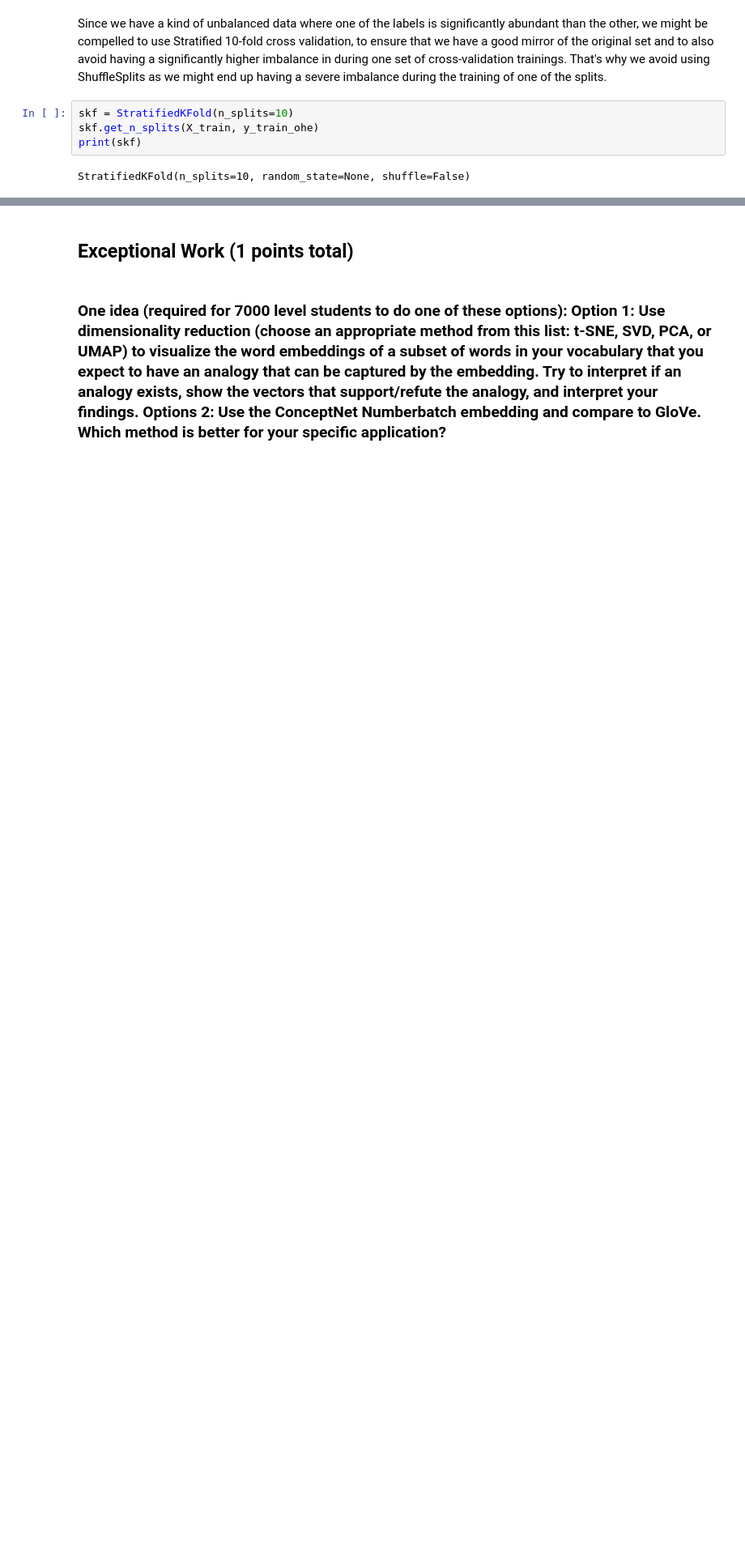
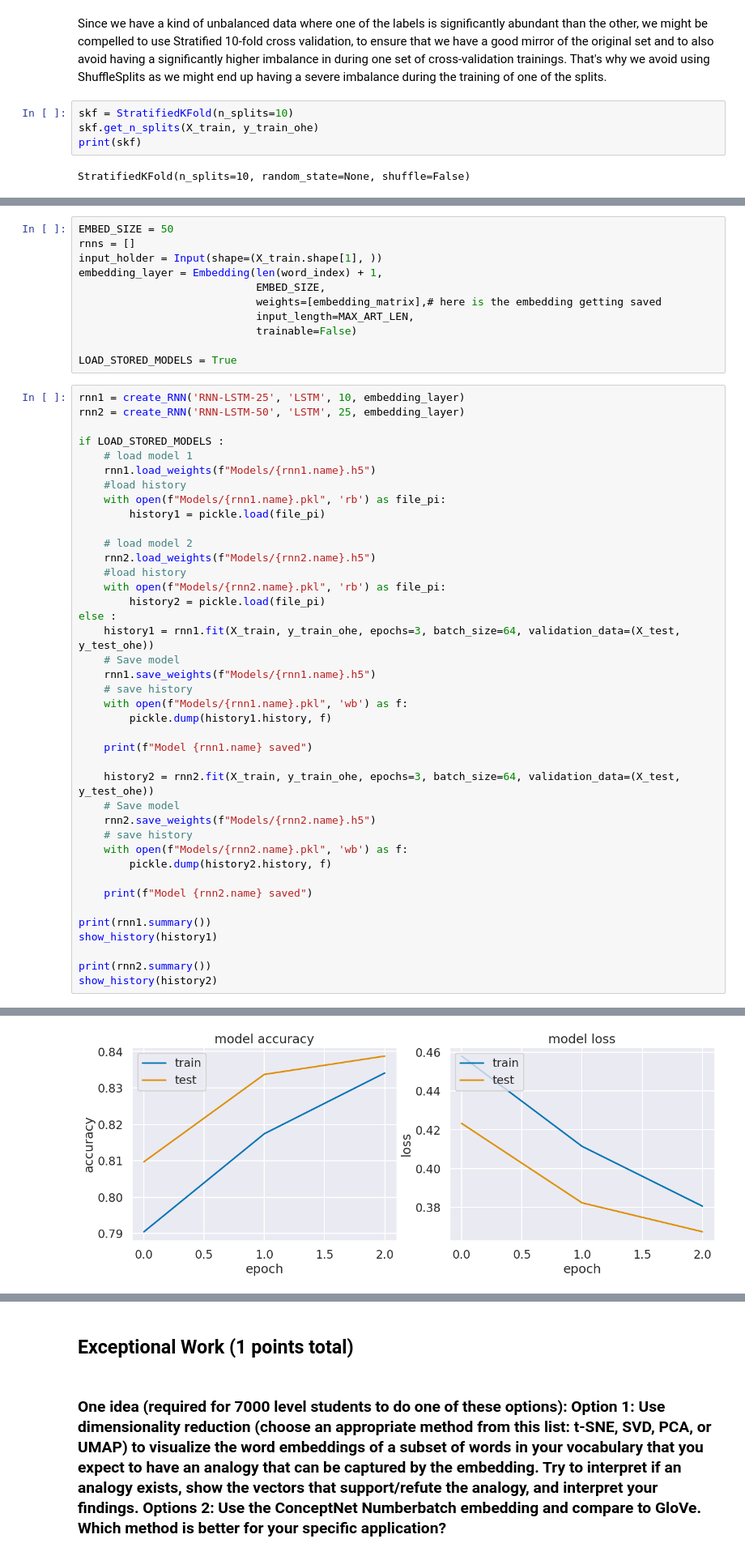
Before and after one commit to abdelllrazekkk/Lab-Assignment-Seven-Recurrent-Network-Architectures, a Jupyter notebook: Lab-Seven-Recurrent-Network-Architectures.ipynb, the cells around one changed output, grey strips where cells are left out. Shown at 81% size. Drawn from its saved outputs; the diff is of its cells as text; blank space fills up the shorter version.

```diff
--- a/Lab-Seven-Recurrent-Network-Architectures.ipynb
+++ b/Lab-Seven-Recurrent-Network-Architectures.ipynb
@@ -188,0 +323,52 @@ StratifiedKFold(n_splits=10, random_state=None, shuffle=False)
+# %%
+EMBED_SIZE = 50
+rnns = []
+input_holder = Input(shape=(X_train.shape[1], ))
+embedding_layer = Embedding(len(word_index) + 1,
+                            EMBED_SIZE,
+                            weights=[embedding_matrix],# here is the embedding getting saved
+                            input_length=MAX_ART_LEN,
+                            trainable=False)
+
+LOAD_STORED_MODELS = True
+# %%
+rnn1 = create_RNN('RNN-LSTM-25', 'LSTM', 10, embedding_layer)
+rnn2 = create_RNN('RNN-LSTM-50', 'LSTM', 25, embedding_layer)
+
+if LOAD_STORED_MODELS :
+    # load model 1
+    rnn1.load_weights(f"Models/{rnn1.name}.h5")
+    #load history
+    with open(f"Models/{rnn1.name}.pkl", 'rb') as file_pi:
+        history1 = pickle.load(file_pi)
+
+    # load model 2
+    rnn2.load_weights(f"Models/{rnn2.name}.h5")
+    #load history
+    with open(f"Models/{rnn2.name}.pkl", 'rb') as file_pi:
+        history2 = pickle.load(file_pi)
+else :
+    history1 = rnn1.fit(X_train, y_train_ohe, epochs=3, batch_size=64, validation_data=(X_test, y_test_ohe))
+    # Save model
+    rnn1.save_weights(f"Models/{rnn1.name}.h5")
+    # save history
+    with open(f"Models/{rnn1.name}.pkl", 'wb') as f:
+        pickle.dump(history1.history, f)
+
+    print(f"Model {rnn1.name} saved")
+
+    history2 = rnn2.fit(X_train, y_train_ohe, epochs=3, batch_size=64, validation_data=(X_test, y_test_ohe))
+    # Save model
+    rnn2.save_weights(f"Models/{rnn2.name}.h5")
+    # save history
+    with open(f"Models/{rnn2.name}.pkl", 'wb') as f:
+        pickle.dump(history2.history, f)
+
+    print(f"Model {rnn2.name} saved")
+
+print(rnn1.summary())
+show_history(history1)
+
+print(rnn2.summary())
+show_history(history2)
+# %% [output]
@@ -188,0 +394 @@ StratifiedKFold(n_splits=10, random_state=None, shuffle=False)
+[figure, added]
```
Also changed, not shown: parts of 23 cells of this notebook, 4 other files.
